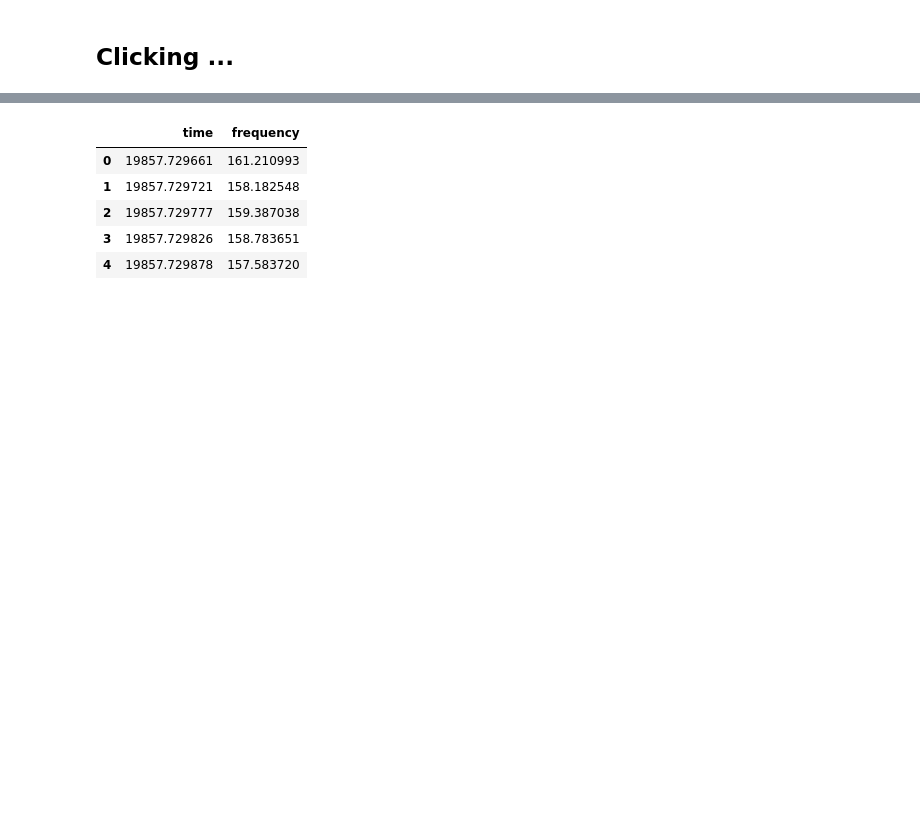
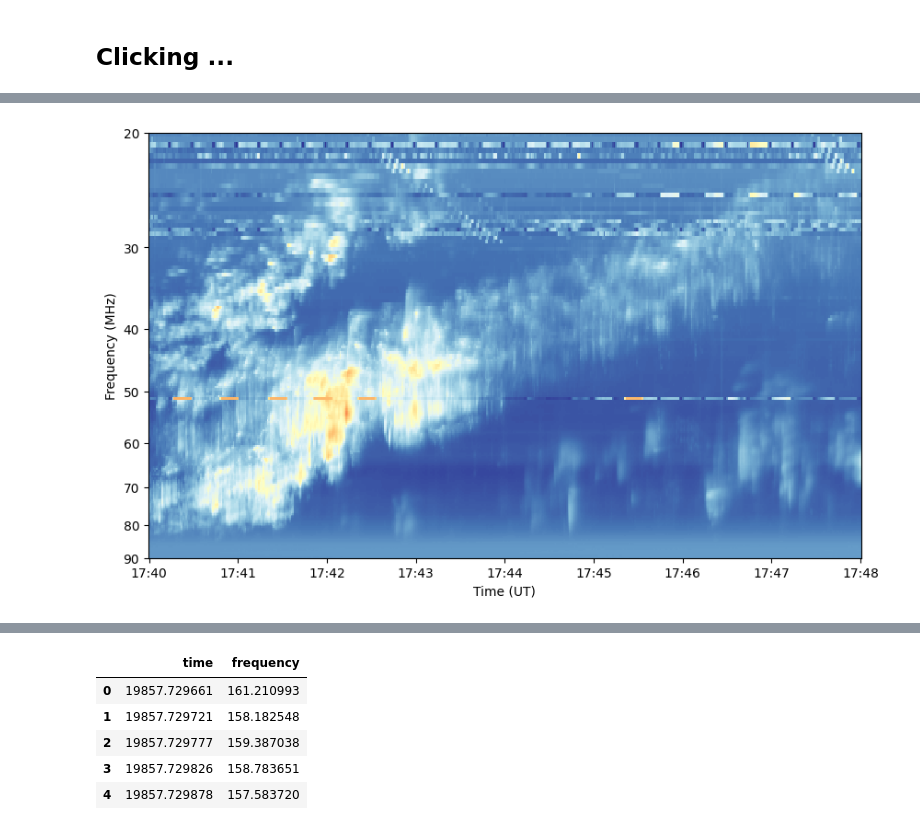
Before and after one commit to MohamedNedal/dias_work, a Jupyter notebook: plot_realita_spectra_from_singularity.ipynb, the cells around one changed output, grey strips where cells are left out. Saved outputs shown, nothing was run; the diff lists cells and outputs as text; code cells hidden in the pictures; blank space fills up the shorter version.

```diff
--- a/plot_realita_spectra_from_singularity.ipynb
+++ b/plot_realita_spectra_from_singularity.ipynb
@@ -379,3 +708,30 @@ typeII_3_mode7_1s = typeII_3_mode7.resample('1S').mean()
+# %%
+min_range = -0.5
+max_range = 3
+
+fig = plt.figure(figsize=[10,6])
+ax = fig.add_subplot(111)
+ax.pcolormesh(typeII_3_mode3_1s.index, typeII_3_mode3_1s.columns, typeII_3_mode3_1s.values.T,
+              vmin=min_range, vmax=max_range, cmap='RdYlBu_r')
+ax.pcolormesh(typeII_3_mode5_1s.index, typeII_3_mode5_1s.columns, typeII_3_mode5_1s.values.T,
+              vmin=min_range, vmax=max_range, cmap='RdYlBu_r')
+ax.pcolormesh(typeII_3_mode7_1s.index, typeII_3_mode7_1s.columns, typeII_3_mode7_1s.values.T,
+              vmin=min_range, vmax=max_range, cmap='RdYlBu_r')
+ax.set_yscale('log')
+
+# Define the custom ticks
+custom_ticks = [10, 20, 30, 40, 50, 60, 70, 80, 90, 100, 200]
+ax.set_yticks(custom_ticks)
+ax.set_yticklabels([str(tick) for tick in custom_ticks])
+ax.yaxis.set_minor_locator(AutoMinorLocator(n=10))
+ax.set_xlabel('Time (UT)')
+ax.set_ylabel('Frequency (MHz)')
+ax.xaxis_date()
+ax.xaxis.set_major_formatter(mdates.DateFormatter('%H:%M'))
+ax.set_ylim(90, 20)
+plt.show()
+# %% [output]
+[figure, added]
 # %%
 min_range = -0.5
 max_range = 3
```
Also changed, not shown: parts of 17 cells of this notebook.
